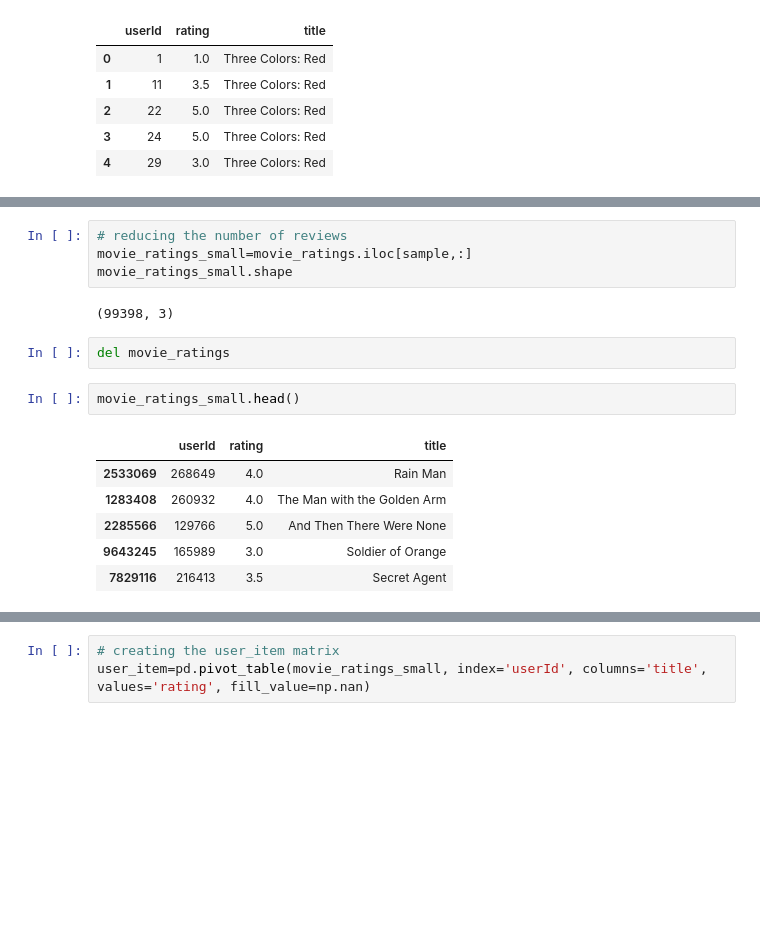
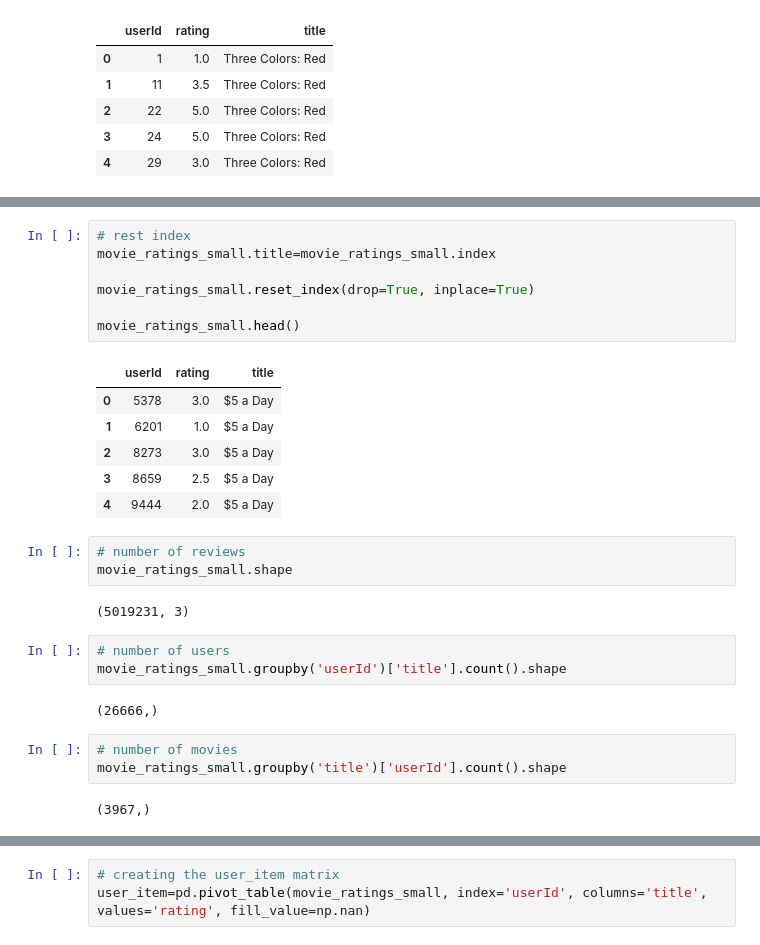
Before and after one commit to trauzi12/movie_recommendation_system, a Jupyter notebook: notebooks/05_Modeling.ipynb, the cells around one changed output, grey strips where cells are left out. Saved outputs shown, nothing was run; the diff lists cells and outputs as text; blank space fills up the shorter version.

```diff
--- a/notebooks/05_Modeling.ipynb
+++ b/notebooks/05_Modeling.ipynb
@@ -860,17 +1048,29 @@ len(sample)
+# %%
+# rest index
+movie_ratings_small.title=movie_ratings_small.index
+
+movie_ratings_small.reset_index(drop=True, inplace=True)
+
+movie_ratings_small.head()
+# %% [output]
+|  | userId | rating | title |
+| 0 | 5378 | 3.0 | $5 a Day |
+| 1 | 6201 | 1.0 | $5 a Day |
+| 2 | 8273 | 3.0 | $5 a Day |
+| 3 | 8659 | 2.5 | $5 a Day |
+| 4 | 9444 | 2.0 | $5 a Day |
 # %%
-# reducing the number of reviews
-movie_ratings_small=movie_ratings.iloc[sample,:]
+# number of reviews
 movie_ratings_small.shape
 # %% [output]
-(99398, 3)
+(5019231, 3)
-# %%
-del movie_ratings
-# %%
-movie_ratings_small.head()
-# %% [output]
-|  | userId | rating | title |
-| 2533069 | 268649 | 4.0 | Rain Man |
-| 1283408 | 260932 | 4.0 | The Man with the Golden Arm |
-| 2285566 | 129766 | 5.0 | And Then There Were None |
-| 9643245 | 165989 | 3.0 | Soldier of Orange |
-| 7829116 | 216413 | 3.5 | Secret Agent |
+# %%
+# number of users
+movie_ratings_small.groupby('userId')['title'].count().shape
+# %% [output]
+(26666,)
+# %%
+# number of movies
+movie_ratings_small.groupby('title')['userId'].count().shape
+# %% [output]
+(3967,)
```
Also changed, not shown: parts of 57 cells of this notebook.
